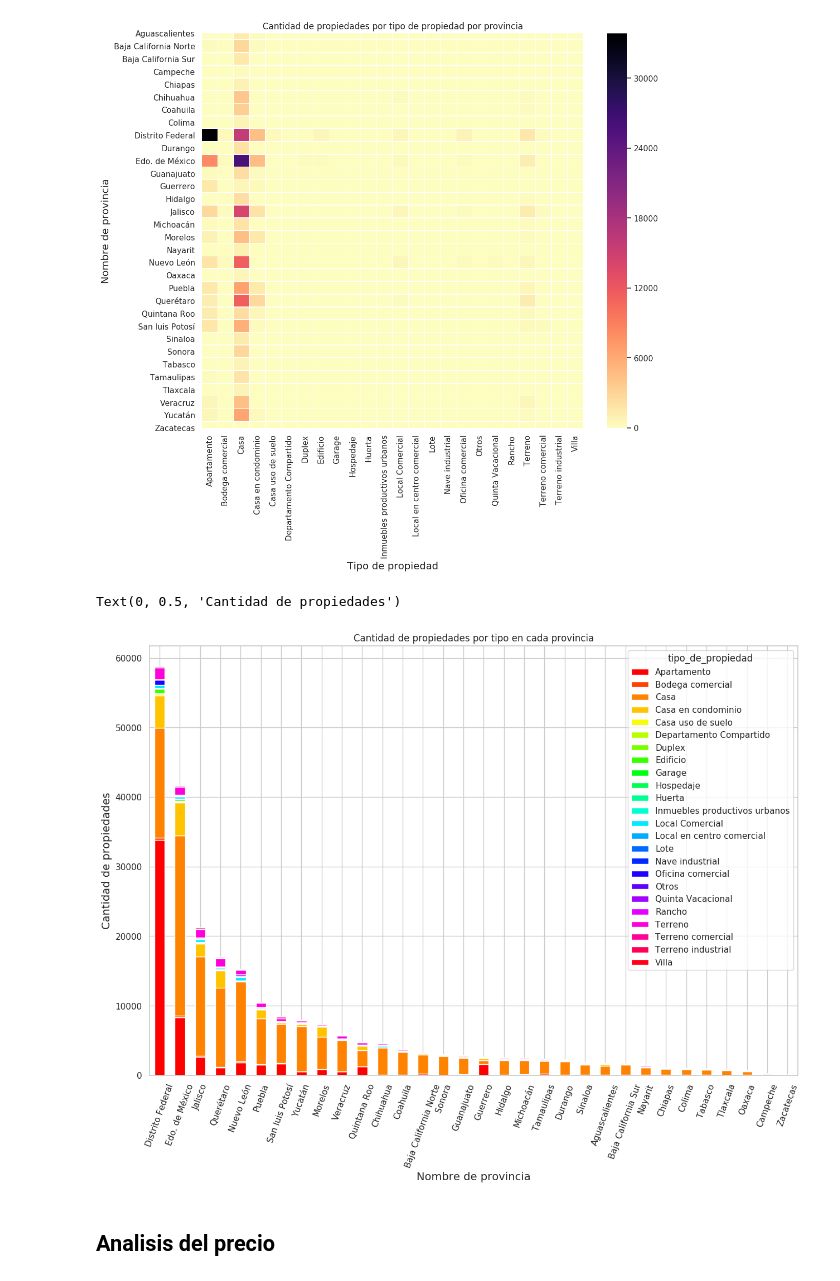
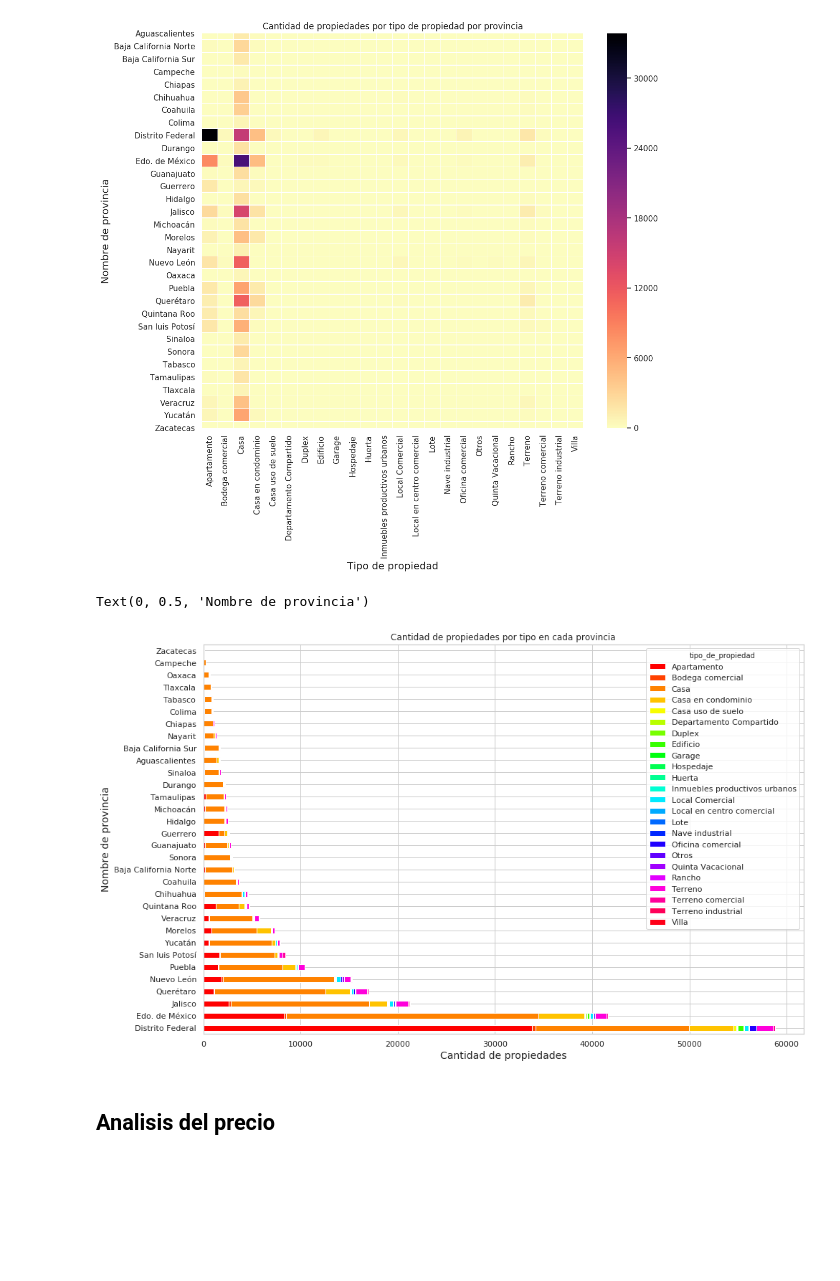
Before and after one commit to diaznicolasandres1/95.58-orga-datos-zonaprop-mexico-12-16, a Jupyter notebook: notebooks/03-exploracion-por-propiedades-provincias.ipynb, the cells around one changed output. Cells and saved outputs as stored; diff of their text form; code cells hidden in the pictures; blank space fills up the shorter version.

```diff
--- a/notebooks/03-exploracion-por-propiedades-provincias.ipynb
+++ b/notebooks/03-exploracion-por-propiedades-provincias.ipynb
@@ -7,6 +7,7 @@ import matplotlib.pyplot as plt
 import matplotlib.ticker as tkr
 
 plt.style.use('default')
+plt.rcParams.update({'figure.max_open_warning': 0})
 pd.options.display.float_format = '{:20,.2f}'.format
 sns.set(style="whitegrid")
 
@@ -180,13 +181,13 @@ Text(116.24999999999997, 0.5, 'Nombre de provincia')
 # %%
 # Otra forma, no se cual es la ideal
 tipos_por_provincia_unstacked = tipos_por_provincia_unstacked.assign(total_prop=tipos_por_provincia_unstacked.sum(axis=1))\
                                 .sort_values('total_prop', ascending=False).drop('total_prop', axis=1)
-g = tipos_por_provincia_unstacked.plot(kind="bar", stacked=True, rot=70, figsize=(15, 10), colormap="hsv", title="Cantidad de propiedades por tipo en cada provincia")
-g.set_xlabel("Nombre de provincia", fontsize=14)
-g.set_ylabel("Cantidad de propiedades", fontsize=14)
+g = tipos_por_provincia_unstacked.plot(kind="barh", stacked=True, rot=0, figsize=(15, 10), colormap="hsv", title="Cantidad de propiedades por tipo en cada provincia")
+g.set_xlabel("Cantidad de propiedades", fontsize=14)
+g.set_ylabel("Nombre de provincia", fontsize=14)
 # %% [output]
-Text(0, 0.5, 'Cantidad de propiedades')
+Text(0, 0.5, 'Nombre de provincia')
-[figure, old version]
+[figure, new version]
 # %% [markdown]
 ## Analisis del precio
 # %% [markdown]
```
Also changed, not shown: parts of 15 cells of this notebook.
